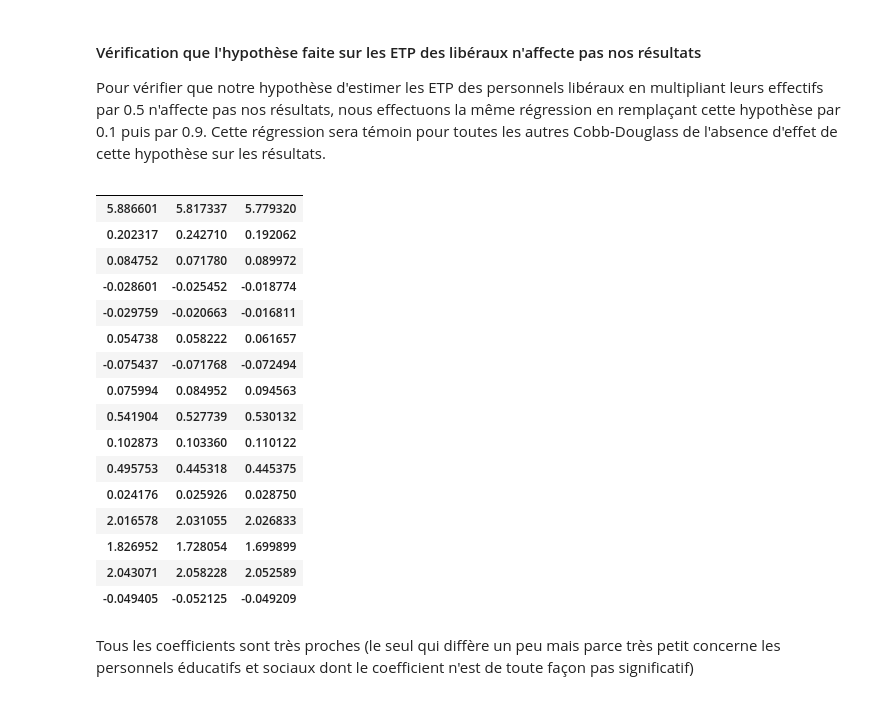
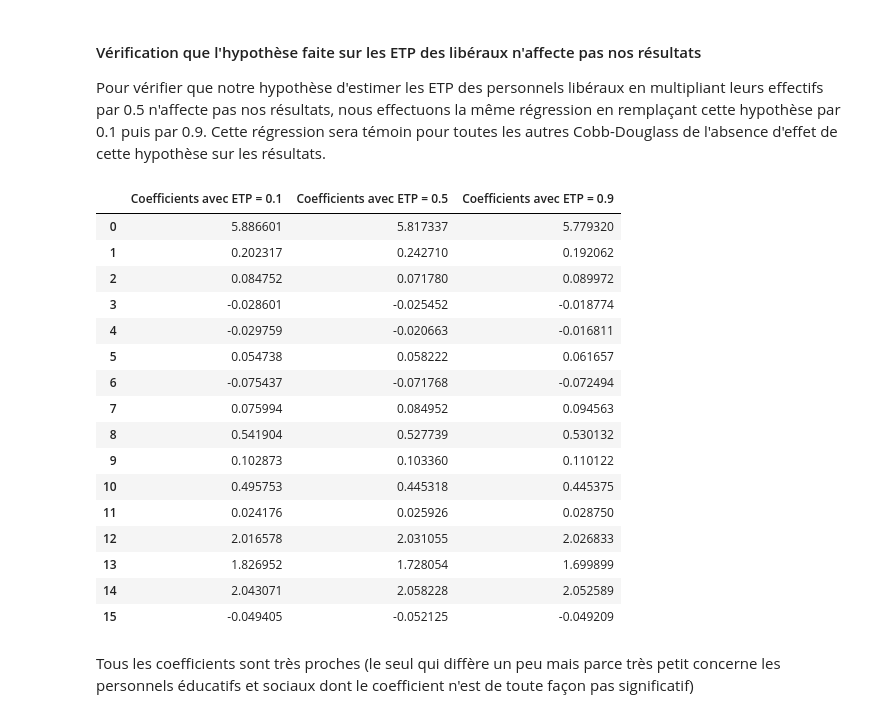
Before and after one commit to VincianeDesbois/Hopitaux_Production, a Jupyter notebook: Application du modèle.ipynb, the cells around one changed output. Cells and saved outputs as stored; diff of their text form; code cells hidden in the pictures.

```diff
--- a/Application du modèle.ipynb
+++ b/Application du modèle.ipynb
@@ -315,25 +317,28 @@ results_ter = model_ter.fit()
 #print(results_ter.summary())
 # %%
 comp_lib = pd.DataFrame(index = [results_bis.params, results.params, results_ter.params])
-comp_lib
+comp_lib.to_excel("C:/Users/mille/OneDrive/Documents/ENSAE/2ème année/Stat App/table etp_lib.xlsx")
-# %% [output]
-|  |  |  |
-| 5.886601 | 5.817337 | 5.779320 |
-| 0.202317 | 0.242710 | 0.192062 |
-| 0.084752 | 0.071780 | 0.089972 |
-| -0.028601 | -0.025452 | -0.018774 |
-| -0.029759 | -0.020663 | -0.016811 |
-| 0.054738 | 0.058222 | 0.061657 |
-| -0.075437 | -0.071768 | -0.072494 |
-| 0.075994 | 0.084952 | 0.094563 |
-| 0.541904 | 0.527739 | 0.530132 |
-| 0.102873 | 0.103360 | 0.110122 |
-| 0.495753 | 0.445318 | 0.445375 |
-| 0.024176 | 0.025926 | 0.028750 |
-| 2.016578 | 2.031055 | 2.026833 |
-| 1.826952 | 1.728054 | 1.699899 |
-| 2.043071 | 2.058228 | 2.052589 |
-| -0.049405 | -0.052125 | -0.049209 |
+# %%
+etp_lib = pd.read_excel("C:/Users/mille/OneDrive/Documents/ENSAE/2ème année/Stat App/table etp_lib.xlsx")
+etp_lib
+# %% [output]
+|  | Coefficients avec ETP = 0.1 | Coefficients avec ETP = 0.5 | Coefficients avec ETP = 0.9 |
+| 0 | 5.886601 | 5.817337 | 5.779320 |
+| 1 | 0.202317 | 0.242710 | 0.192062 |
+| 2 | 0.084752 | 0.071780 | 0.089972 |
+| 3 | -0.028601 | -0.025452 | -0.018774 |
+| 4 | -0.029759 | -0.020663 | -0.016811 |
+| 5 | 0.054738 | 0.058222 | 0.061657 |
+| 6 | -0.075437 | -0.071768 | -0.072494 |
+| 7 | 0.075994 | 0.084952 | 0.094563 |
+| 8 | 0.541904 | 0.527739 | 0.530132 |
+| 9 | 0.102873 | 0.103360 | 0.110122 |
+| 10 | 0.495753 | 0.445318 | 0.445375 |
+| 11 | 0.024176 | 0.025926 | 0.028750 |
+| 12 | 2.016578 | 2.031055 | 2.026833 |
+| 13 | 1.826952 | 1.728054 | 1.699899 |
+| 14 | 2.043071 | 2.058228 | 2.052589 |
+| 15 | -0.049405 | -0.052125 | -0.049209 |
 # %% [markdown]
 Tous les coefficients sont très proches (le seul qui diffère un peu mais parce très petit concerne les personnels éducatifs et sociaux dont le coefficient n'est de toute façon pas significatif)
 # %% [markdown]
```
Also changed, not shown: parts of 19 cells of this notebook.
